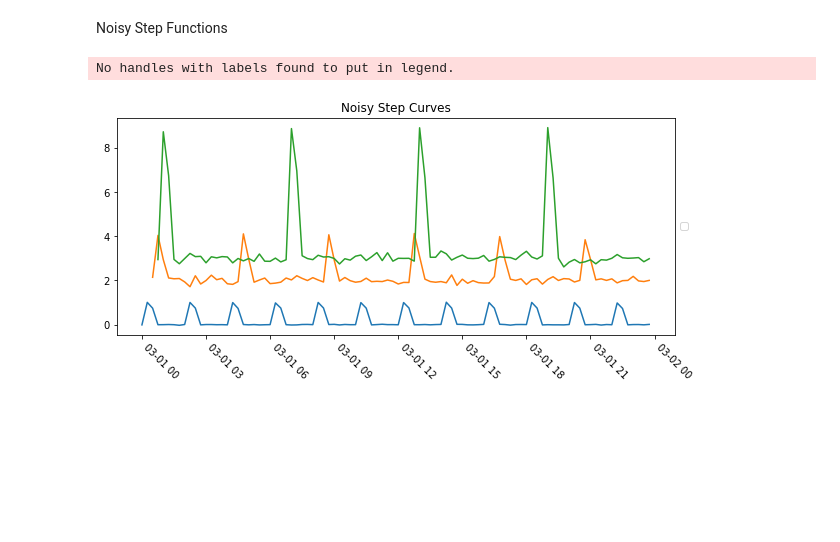
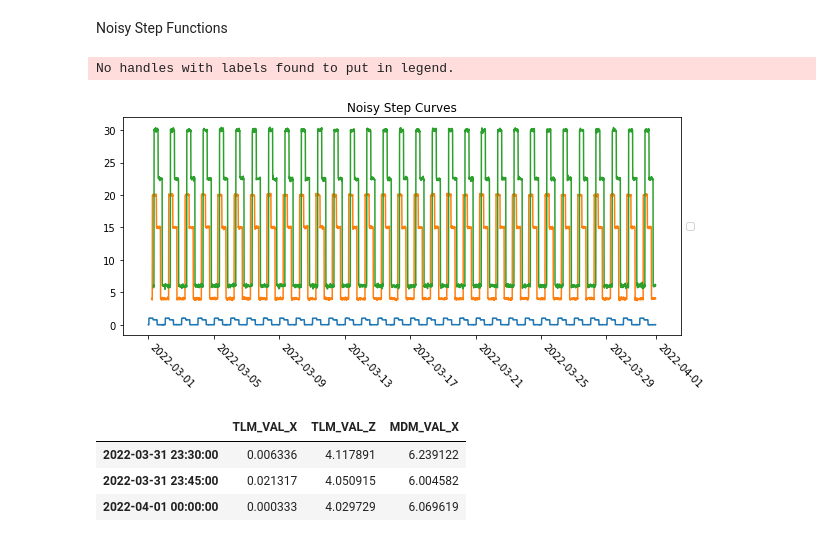
Before and after one commit to miles-franklin/Noisy-Data, a Jupyter notebook: Noisy_Data.ipynb, the cells around one changed output. Cells and saved outputs as stored; diff of their text form; code cells hidden in the pictures; blank space fills up the shorter version.

```diff
--- a/Noisy_Data.ipynb
+++ b/Noisy_Data.ipynb
@@ -60,15 +61,19 @@ df.to_csv("Noisy_Sine_Graphs.csv")
 # %% [markdown]
 Brownian Motion
 # %%
+fake_mneumonics = ["HD_VAL_X", "HD_VAL_Y", "HD_VAL_Z",
+                   "SW_VAL_X", "SW_VAL_Y", "SW_VAL_Z",
+                   "L9_VAL_X", "L9_VAL_Y", "L9_VAL_Z"]
+
 np.random.seed(0)
 df_2 = pd.DataFrame(index=timestamps)
 
 plt.figure(figsize=(10,4))
 for i in range(1,7):
-    pct_changes = np.random.normal(1, .005*i, len(timestamps))
+    pct_changes = np.random.normal(1, .0005*i, len(timestamps))
 
-    df_2[f"Curve_{i}"] = np.cumprod(pct_changes) * np.random.normal(i,.5, 1)[0] # Random Vertical Shift
-    plt.plot(df_2[f"Curve_{i}"], label=f"Curve_{i}")
+    df_2[fake_mneumonics[i]] = np.cumprod(pct_changes) * np.random.normal(i,.5, 1)[0] # Random Vertical Shift
+    plt.plot(df_2[fake_mneumonics[i]], label=fake_mneumonics[i])
 
 plt.xticks(rotation=-45,  ha="left")
 plt.title("Noisy Brownian Curves")
@@ -76,4 +81,5 @@ plt.legend(loc='center left', bbox_to_anchor=(1, 0.5))
 plt.show()
 
 df_2.to_csv("Noisy_Brownian_Graphs.csv")
+display(df_2.head(3))
 # %% [output]
@@ -81,38 +91,44 @@ df_2.to_csv("Noisy_Brownian_Graphs.csv")
 # %% [markdown]
 Noisy Step Functions
 # %%
+fake_mneumonics = ["TLM_VAL_X", "TLM_VAL_Y", "TLM_VAL_Z",
+                   "MDM_VAL_X", "MDM_VAL_Y", "MDM_VAL_Z",
+                   "CRC_VAL_X", "CRC_VAL_Y", "CRC_VAL_Z"]
+
 df_3 = pd.DataFrame(index=timestamps)
 
-def noisy_step_func(index, min=0, max=1, std=.01, freq=2):
-    if index.hour % freq == 0:
-        if index.minute == 0:
-            return np.random.normal(min, std, 1)[0]
-        elif index.minute == 15:
-            return np.random.normal(max, std, 1)[0]
-        elif index.minute == 30:
-            return np.random.normal(.75*max, std, 1)[0]
-        elif index.minute == 45:
-            return np.random.normal(min, std, 1)[0]
+def noisy_step_func(index, min=0, max=1, std=.01):
+    if index.hour == 0:
+        return np.random.normal(min, std, 1)[0]
+    elif index.hour <= 6:
+        return np.random.normal(max, std, 1)[0]
+    elif index.hour <= 12:
+        return np.random.normal(.75*max, std, 1)[0]
+    elif index.hour <= 18:
+        return np.random.normal(min, std, 1)[0]
     else:
         return np.random.normal(min, std, 1)[0]
 
-df_3["Curve_1"] = [noisy_step_func(x) for x in df_3.index]
+df_3[fake_mneumonics[0]] = [noisy_step_func(x) for x in df_3.index]
 for i in range(2, 4):
-    df_3[f"Curve_{i}"] = [noisy_step_func(x, min=i, max=i**2, std=i*5*.01, freq=2*i)
+    df_3[fake_mneumonics[i]] = [noisy_step_func(x, min=i*2, max=i*10, std=i*5*.01)
                           for x in df_3.index]
-    df_3[f"Curve_{i}"] = df_3[f"Curve_{i}"].shift(i)
-
-
+    df_3[fake_mneumonics[i]] = df_3[fake_mneumonics[i]].shift(i*10)
 
 plt.figure(figsize=(10,4))
 plt.plot(df_3)
 
 plt.xticks(rotation=-45,  ha="left")
 plt.title("Noisy Step Curves")
 plt.legend(loc='center left', bbox_to_anchor=(1, 0.5))
 plt.show()
 
 df_3.to_csv("Noisy_Step_Graph.csv")
+display(df_3.tail(3))
 # %% [output]
 No handles with labels found to put in legend.
-[figure, old version]
+[figure, new version]
+|  | TLM_VAL_X | TLM_VAL_Z | MDM_VAL_X |
+| 2022-03-31 23:30:00 | 0.006336 | 4.117891 | 6.239122 |
+| 2022-03-31 23:45:00 | 0.021317 | 4.050915 | 6.004582 |
+| 2022-04-01 00:00:00 | 0.000333 | 4.029729 | 6.069619 |
```
Also changed, not shown: parts of 3 cells of this notebook, 3 other files.
